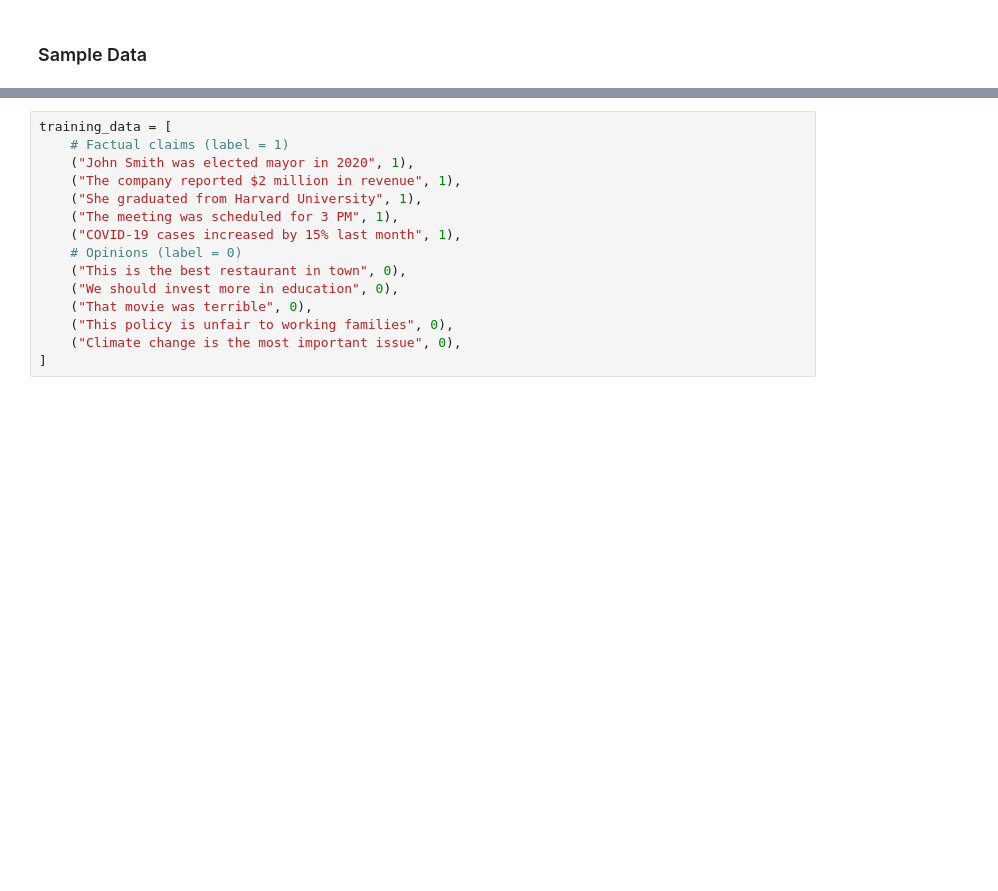
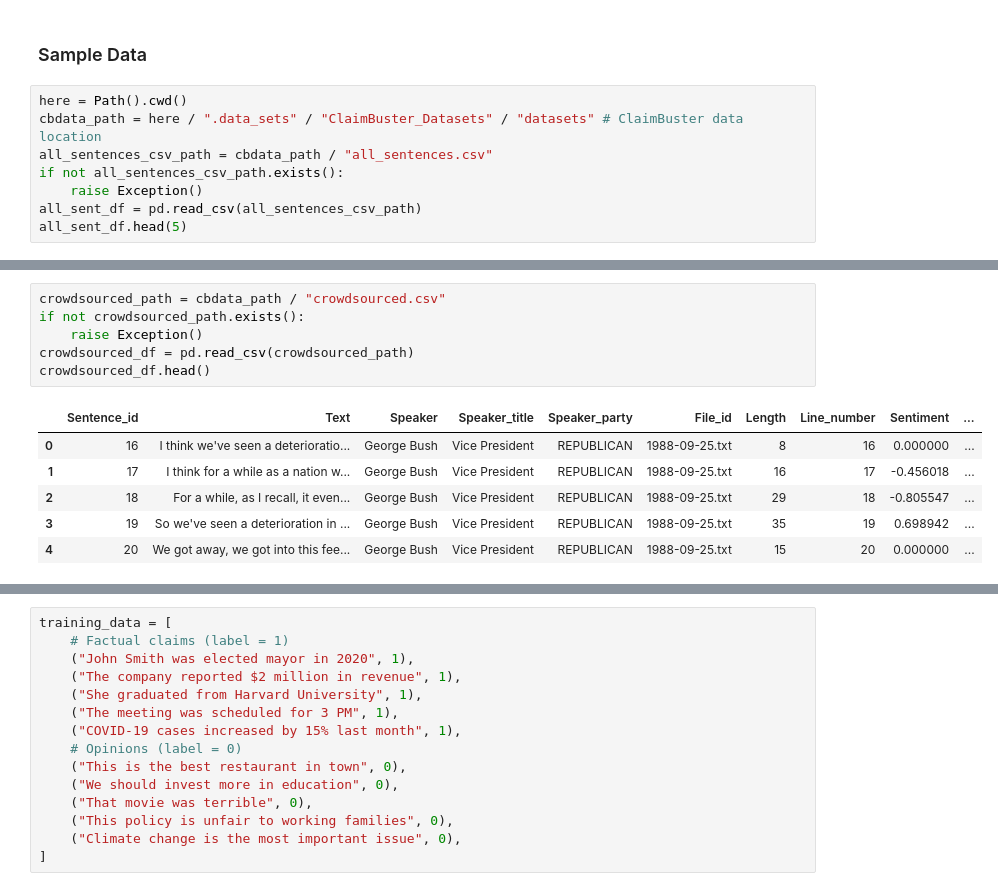
Before and after one commit to ks982579/iu-autonomous-fact-checker, a Jupyter notebook: claim-extract.ipynb, the cells around one changed output, grey strips where cells are left out. Saved outputs shown, nothing was run; the diff lists cells and outputs as text; blank space fills up the shorter version.

```diff
--- a/claim-extract.ipynb
+++ b/claim-extract.ipynb
@@ -30,3 +48,11 @@ True
 ## Step 2: Prepare Data
 # %% [markdown]
 ### Sample Data
+# %%
+here = Path().cwd()
+cbdata_path = here / ".data_sets" / "ClaimBuster_Datasets" / "datasets" # ClaimBuster data location
+all_sentences_csv_path = cbdata_path / "all_sentences.csv"
+if not all_sentences_csv_path.exists():
+    raise Exception()
+all_sent_df = pd.read_csv(all_sentences_csv_path)
+all_sent_df.head(5)
@@ -32,0 +66,13 @@ True
+# %%
+crowdsourced_path = cbdata_path / "crowdsourced.csv"
+if not crowdsourced_path.exists():
+    raise Exception()
+crowdsourced_df = pd.read_csv(crowdsourced_path)
+crowdsourced_df.head()
+# %% [output]
+|  | Sentence_id | Text | Speaker | Speaker_title | Speaker_party | File_id | Length | Line_number | Sentiment | ... |
+| 0 | 16 | I think we've seen a deterioratio... | George Bush | Vice President | REPUBLICAN | 1988-09-25.txt | 8 | 16 | 0.000000 | ... |
+| 1 | 17 | I think for a while as a nation w... | George Bush | Vice President | REPUBLICAN | 1988-09-25.txt | 16 | 17 | -0.456018 | ... |
+| 2 | 18 | For a while, as I recall, it even... | George Bush | Vice President | REPUBLICAN | 1988-09-25.txt | 29 | 18 | -0.805547 | ... |
+| 3 | 19 | So we've seen a deterioration in ... | George Bush | Vice President | REPUBLICAN | 1988-09-25.txt | 35 | 19 | 0.698942 | ... |
+| 4 | 20 | We got away, we got into this fee... | George Bush | Vice President | REPUBLICAN | 1988-09-25.txt | 15 | 20 | 0.000000 | ... |
```
Also changed, not shown: parts of 20 cells of this notebook, 1 other file.
